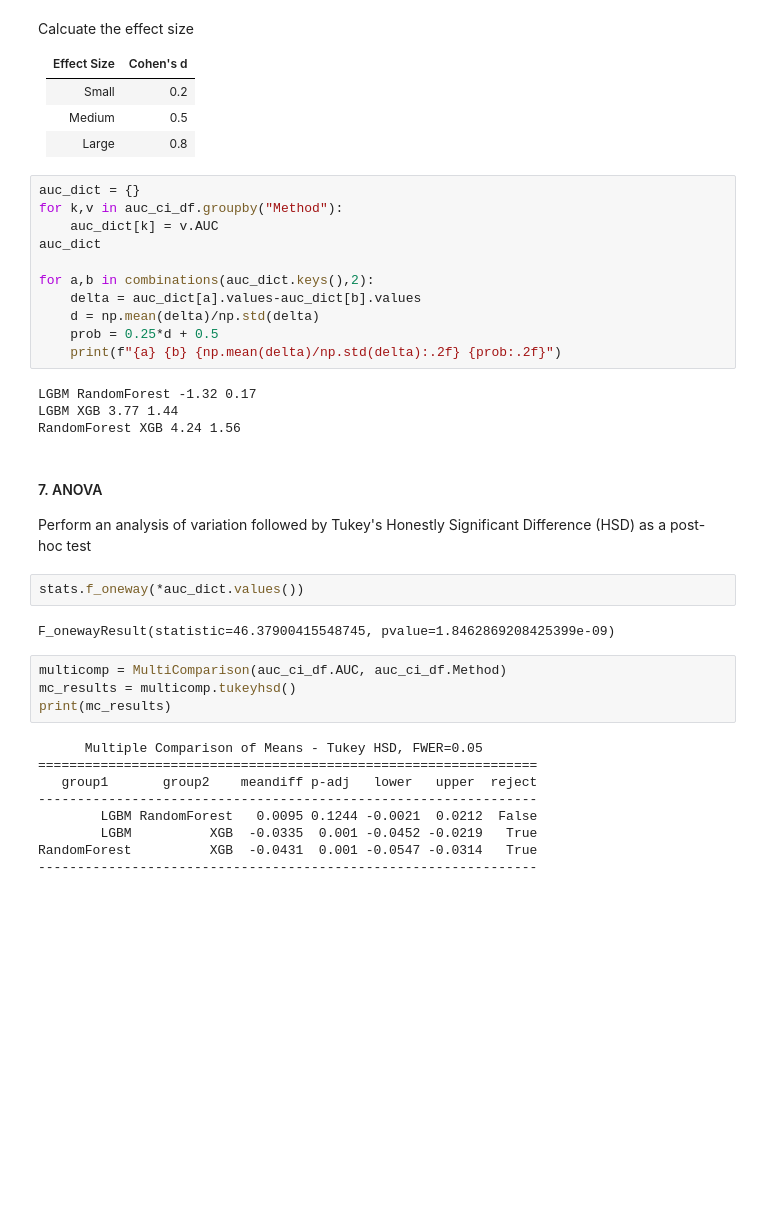
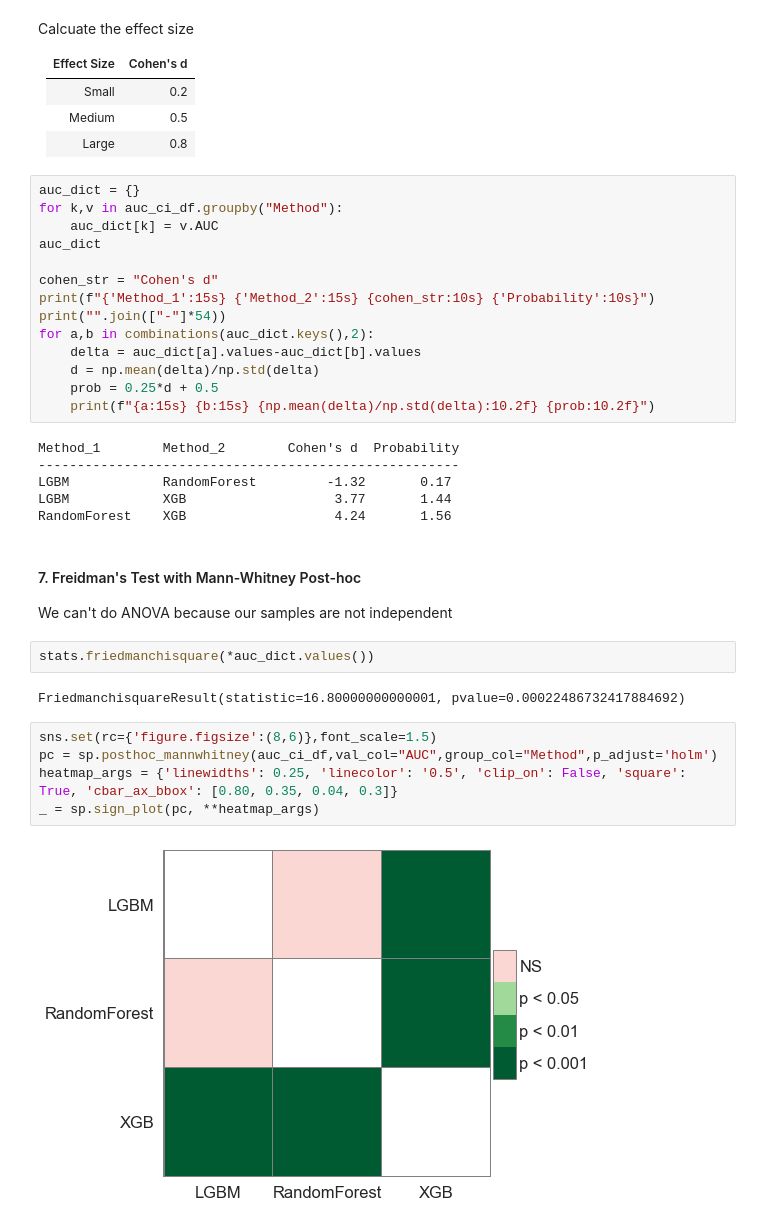
Before and after one commit to PatWalters/comparing_classifiers, a Jupyter notebook: comparing_classifers.ipynb, the cells around one changed output. Drawn from its saved outputs; the diff is of its cells as text; blank space fills up the shorter version.

Commit message:
updated to include Freidman's method

```diff
--- a/comparing_classifers.ipynb
+++ b/comparing_classifers.ipynb
@@ -253,33 +253,32 @@ for k,v in auc_ci_df.groupby("Method"):
     auc_dict[k] = v.AUC
 auc_dict
 
+cohen_str = "Cohen's d"
+print(f"{'Method_1':15s} {'Method_2':15s} {cohen_str:10s} {'Probability':10s}")
+print("".join(["-"]*54))
 for a,b in combinations(auc_dict.keys(),2):
     delta = auc_dict[a].values-auc_dict[b].values
     d = np.mean(delta)/np.std(delta)
     prob = 0.25*d + 0.5
-    print(f"{a} {b} {np.mean(delta)/np.std(delta):.2f} {prob:.2f}")
+    print(f"{a:15s} {b:15s} {np.mean(delta)/np.std(delta):10.2f} {prob:10.2f}")
 # %% [output]
-LGBM RandomForest -1.32 0.17
-LGBM XGB 3.77 1.44
-RandomForest XGB 4.24 1.56
+Method_1        Method_2        Cohen's d  Probability
+------------------------------------------------------
+LGBM            RandomForest         -1.32       0.17
+LGBM            XGB                   3.77       1.44
+RandomForest    XGB                   4.24       1.56
-# %% [markdown]
-#### 7. ANOVA
-
-Perform an analysis of variation followed by Tukey's Honestly Significant Difference (HSD) as a post-hoc test
+# %% [markdown]
+#### 7. Freidman's Test with Mann-Whitney Post-hoc
+
+We can't do ANOVA because our samples are not independent
 # %%
-stats.f_oneway(*auc_dict.values())
+stats.friedmanchisquare(*auc_dict.values())
 # %% [output]
-F_onewayResult(statistic=46.37900415548745, pvalue=1.8462869208425399e-09)
+FriedmanchisquareResult(statistic=16.80000000000001, pvalue=0.00022486732417884692)
-# %%
-multicomp = MultiComparison(auc_ci_df.AUC, auc_ci_df.Method)
-mc_results = multicomp.tukeyhsd()
-print(mc_results)
-# %% [output]
-      Multiple Comparison of Means - Tukey HSD, FWER=0.05
-================================================================
-   group1       group2    meandiff p-adj   lower   upper  reject
-----------------------------------------------------------------
-        LGBM RandomForest   0.0095 0.1244 -0.0021  0.0212  False
-        LGBM          XGB  -0.0335  0.001 -0.0452 -0.0219   True
-RandomForest          XGB  -0.0431  0.001 -0.0547 -0.0314   True
-----------------------------------------------------------------
+# %%
+sns.set(rc={'figure.figsize':(8,6)},font_scale=1.5)
+pc = sp.posthoc_mannwhitney(auc_ci_df,val_col="AUC",group_col="Method",p_adjust='holm')
+heatmap_args = {'linewidths': 0.25, 'linecolor': '0.5', 'clip_on': False, 'square': True, 'cbar_ax_bbox': [0.80, 0.35, 0.04, 0.3]}
+_ = sp.sign_plot(pc, **heatmap_args)
+# %% [output]
+[figure, added]
```
